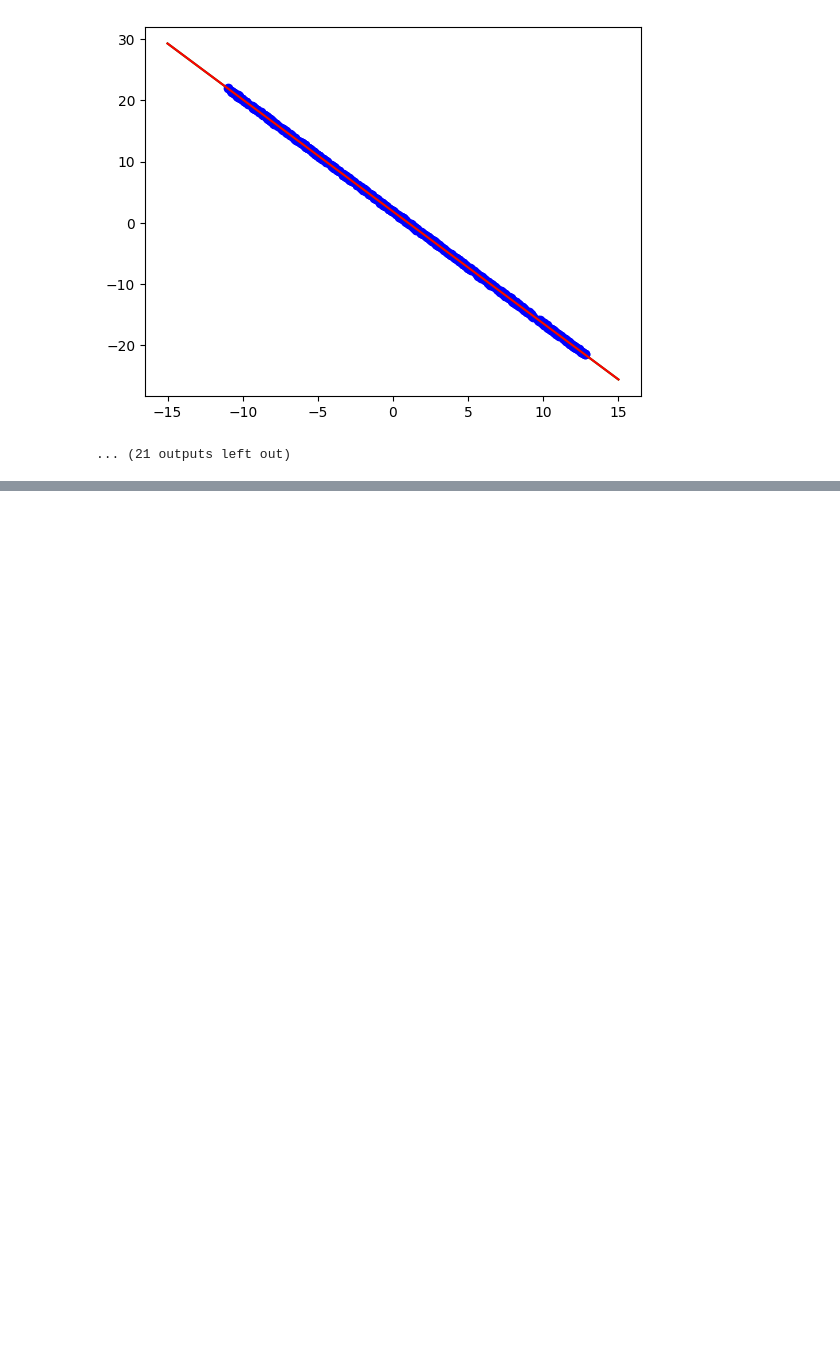
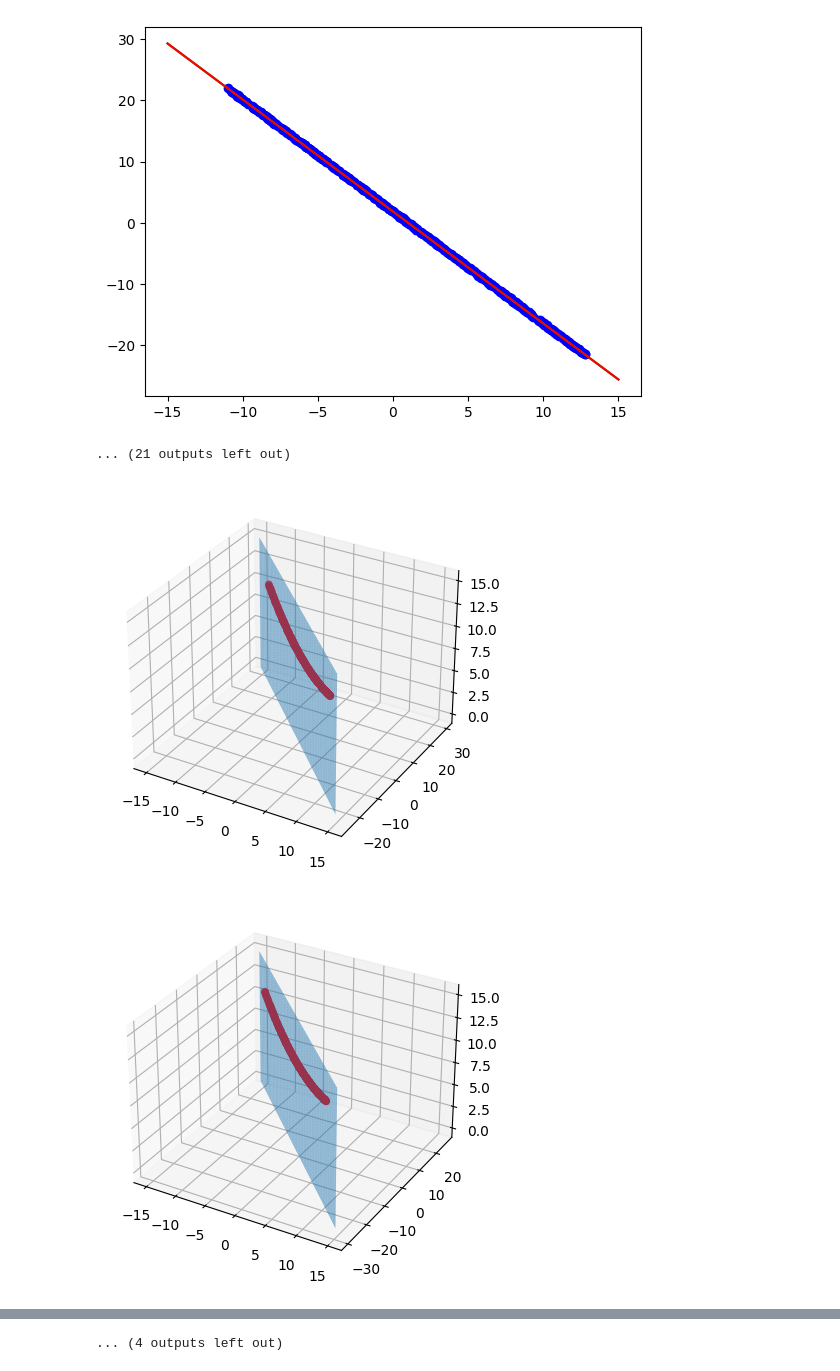
Before and after one commit to JulesChpn/blunomy_project, a Jupyter notebook: fitting_construction.ipynb, the cells around one changed output, grey strips where cells are left out. Cells and saved outputs as stored; diff of their text form; code cells hidden in the pictures; blank space fills up the shorter version.

Commit message:
Fitting - Update : plane of best fit

```diff
--- a/fitting_construction.ipynb
+++ b/fitting_construction.ipynb
@@ -108,3 +108,39 @@ Linear model RMSE : 0.06660614422586456
 Quadratic model RMSE : 0.06662446867929765
 [figure]
 ... (21 outputs left out)
+# %%
+# We visualize the different planes of best fit
+
+i = 0
+for df in list_df :
+    j = 0
+    list_cluster = sorted(list(set(df['cluster'])))
+    for cluster in list_cluster :
+        x = df[df['cluster'] == cluster]['x'].values
+        y = df[df['cluster'] == cluster]['y'].values
+        z = df[df['cluster'] == cluster]['z'].values
+
+        if list_model[i][j] == 'linear' :
+            model = LinearRegression().fit(x.reshape(-1, 1), y)
+        else :
+            model = LinearRegression().fit(quadratic_transformation(x.reshape(-1, 1)), y)
+
+        xs = np.linspace(-15, 15, 500)
+        zs = np.linspace(0, 15, 500)
+        X, Z = np.meshgrid(xs, zs)
+        if list_model[i][j] == 'linear' :
+            Y = model.predict(xs.reshape(-1,1))
+        else :
+            Y = model.predict(quadratic_transformation(xs.reshape(-1,1)))
+
+        fig = plt.figure()
+        ax = fig.add_subplot(111, projection = '3d')
+        ax.scatter(x, y, z, color = 'red', marker = 'o')
+        ax.plot_surface(X, Y, Z, alpha = 0.5)
+        plt.show()
+
+        j += 1
+    i += 1
+# %% [output]
+[figure, added]
+[figure, added]
@@ -110,0 +157 @@ Quadratic model RMSE : 0.06662446867929765
+... (4 outputs left out)
```
Also changed, not shown: parts of 3 cells of this notebook.
